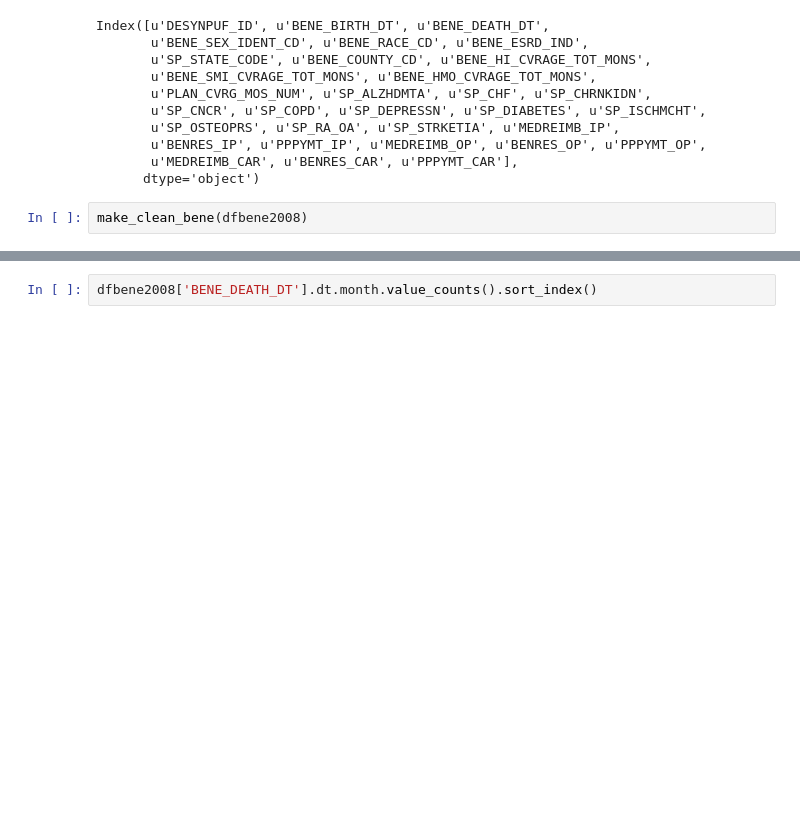
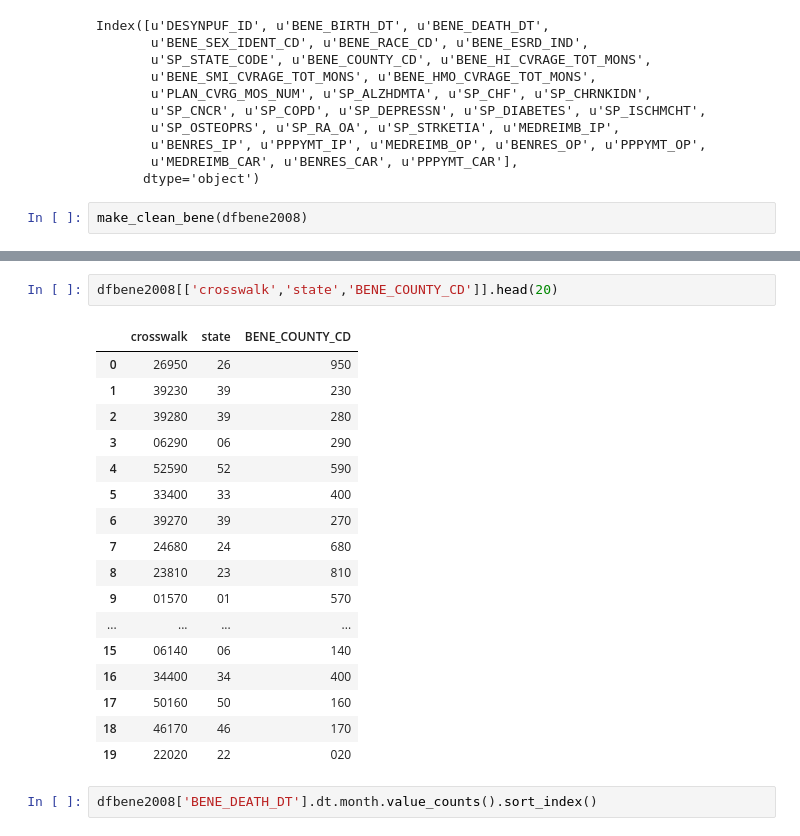
Before and after one commit to doolingdavid/synpuf, a Jupyter notebook: parsing.ipynb, the cells around one changed output, grey strips where cells are left out. Saved outputs shown, nothing was run; the diff lists cells and outputs as text; blank space fills up the shorter version.

```diff
--- a/parsing.ipynb
+++ b/parsing.ipynb
@@ -187,3 +225,23 @@ make_clean_bene(dfbene2008)
+# %%
+dfbene2008[['crosswalk','state','BENE_COUNTY_CD']].head(20)
+# %% [output]
+|  | crosswalk | state | BENE_COUNTY_CD |
+| 0 | 26950 | 26 | 950 |
+| 1 | 39230 | 39 | 230 |
+| 2 | 39280 | 39 | 280 |
+| 3 | 06290 | 06 | 290 |
+| 4 | 52590 | 52 | 590 |
+| 5 | 33400 | 33 | 400 |
+| 6 | 39270 | 39 | 270 |
+| 7 | 24680 | 24 | 680 |
+| 8 | 23810 | 23 | 810 |
+| 9 | 01570 | 01 | 570 |
+| ... | ... | ... | ... |
+| 15 | 06140 | 06 | 140 |
+| 16 | 34400 | 34 | 400 |
+| 17 | 50160 | 50 | 160 |
+| 18 | 46170 | 46 | 170 |
+| 19 | 22020 | 22 | 020 |
 # %%
 dfbene2008['BENE_DEATH_DT'].dt.month.value_counts().sort_index()
 # %% [output]
```
Also changed, not shown: parts of 16 cells of this notebook.
